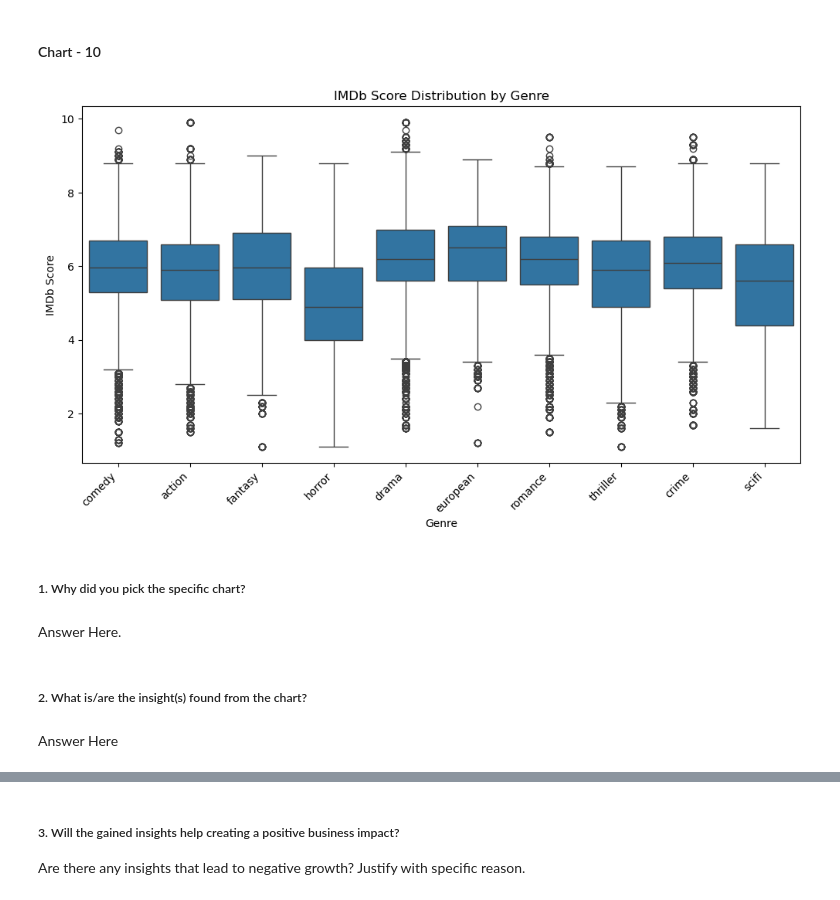
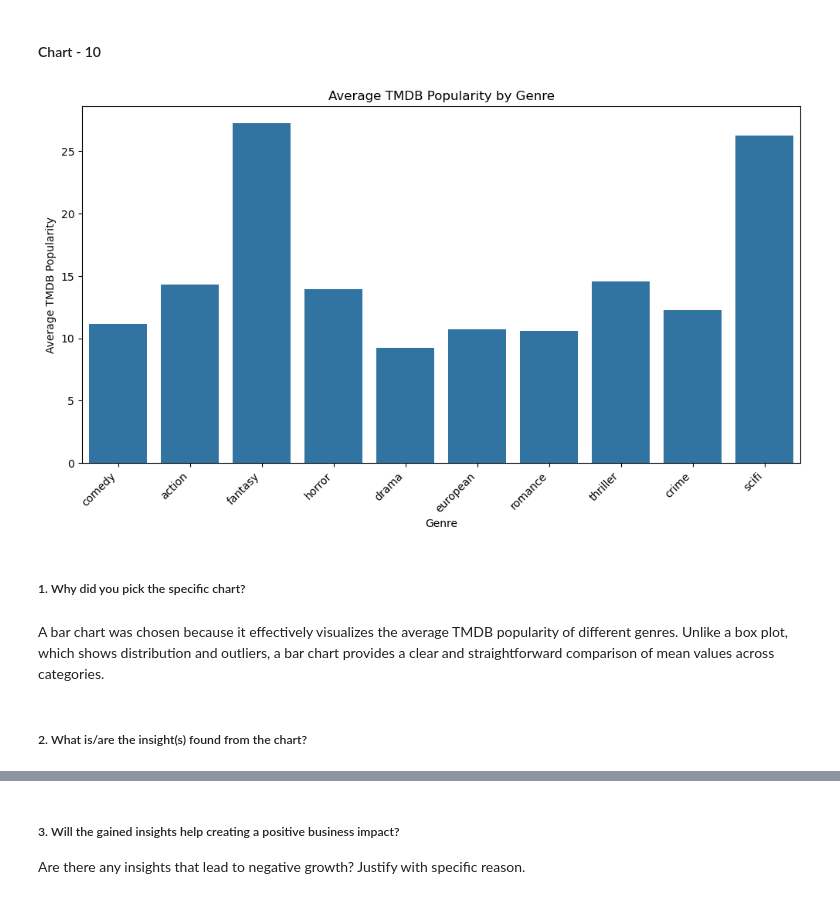
Before and after one commit to apurbaaaa/Amazon-EDA, a Jupyter notebook: Sample_EDA_Submission_Template.ipynb, the cells around one changed output, grey strips where cells are left out. Saved outputs shown, nothing was run; the diff lists cells and outputs as text; code cells hidden in the pictures.

```diff
--- a/Sample_EDA_Submission_Template.ipynb
+++ b/Sample_EDA_Submission_Template.ipynb
@@ -702,36 +795,21 @@ Answer Here
 # %% [markdown]
 #### Chart - 10
-# %%
-# Chart - 10 visualization code
-# Ensure 'genres' is a list (some may be stored as strings)
-df['genres'] = df['genres'].apply(lambda x: ast.literal_eval(x) if isinstance(x, str) else x)
-
-# Explode genres into separate rows
-df_exploded = df.explode('genres')
-
-# 🔹 Fix: Filter Top 10 Most Common Genres (Avoid Overcrowding)
-top_genres = df_exploded['genres'].value_counts().index[:10]
-df_filtered = df_exploded[df_exploded['genres'].isin(top_genres)]
-
-# Create the Box Plot
-plt.figure(figsize=(12, 6))
-sns.boxplot(x=df_filtered['genres'], y=df_filtered['imdb_score'])
-
-# Formatting
-plt.xticks(rotation=45, ha='right')
-plt.xlabel('Genre')
-plt.ylabel('IMDb Score')
-plt.title('IMDb Score Distribution by Genre')
-
-# Show Plot
-plt.show()
-# %% [output]
-[figure, removed]
+# %%
+# Chart - 10 visualization code
+
+plt.figure(figsize=(12, 6))
+sns.barplot(x=df_filtered['genres'], y=df_filtered['tmdb_popularity'], estimator=np.mean, errorbar=None)
+
+plt.xticks(rotation=45, ha='right')
+plt.xlabel('Genre')
+plt.ylabel('Average TMDB Popularity')
+plt.title('Average TMDB Popularity by Genre')
+plt.show()
+# %% [output]
+[figure, added]
 # %% [markdown]
 ##### 1. Why did you pick the specific chart?
-# %% [markdown]
-Answer Here.
+# %% [markdown]
+A bar chart was chosen because it effectively visualizes the average TMDB popularity of different genres. Unlike a box plot, which shows distribution and outliers, a bar chart provides a clear and straightforward comparison of mean values across categories.
 # %% [markdown]
 ##### 2. What is/are the insight(s) found from the chart?
-# %% [markdown]
-Answer Here
```
Also changed, not shown: parts of 101 cells of this notebook.
